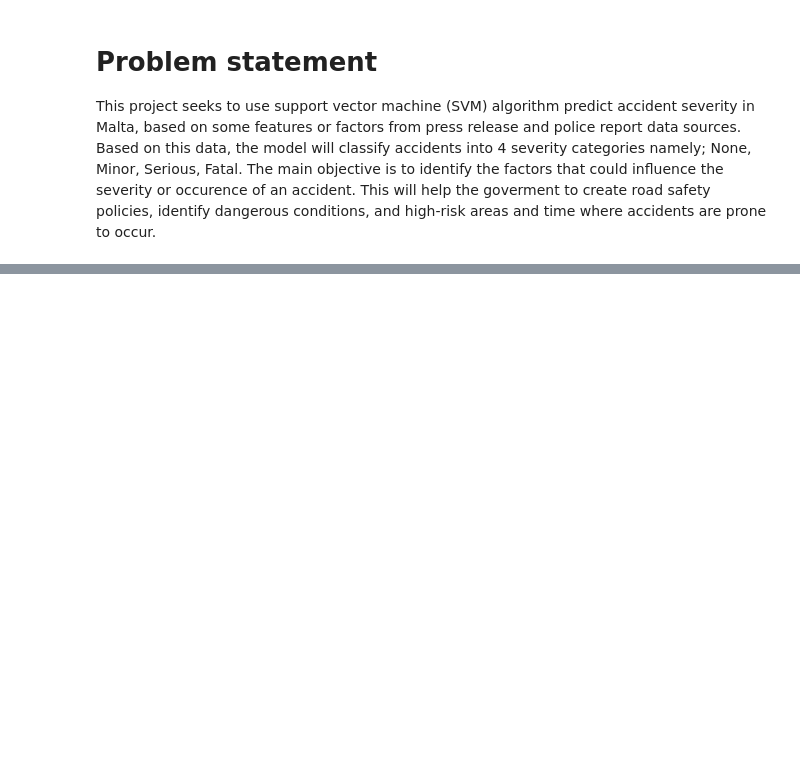
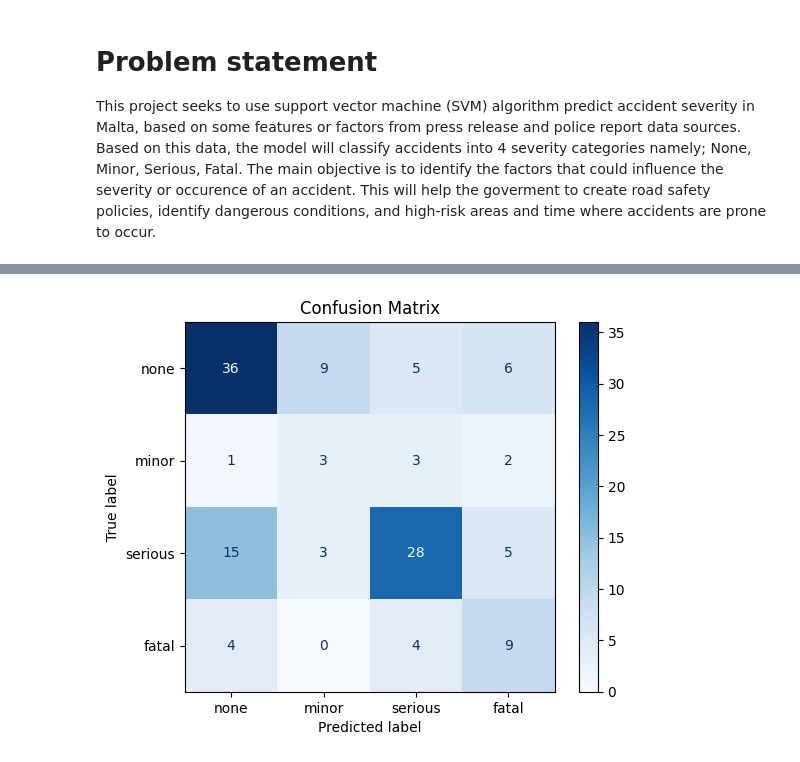
Before and after one commit to Alan-Grech295/ics5110-news-analysis, a Jupyter notebook: 3c_Support_Vector_Machine_Eyong-Ebob Cyril Enow.ipynb, the cells around one changed output, grey strips where cells are left out. Drawn from its saved outputs; the diff is of its cells as text; code cells hidden in the pictures; blank space fills up the shorter version.

Commit message:
Saving model results

```diff
--- a/3c_Support_Vector_Machine_Eyong-Ebob Cyril Enow.ipynb
+++ b/3c_Support_Vector_Machine_Eyong-Ebob Cyril Enow.ipynb
@@ -458,9 +5,0 @@ Feature Scaling
-# %%
-scaler = StandardScaler()
-X_train_scaled = scaler.fit_transform(X_train)
-X_test_scaled = scaler.transform(X_test)
-
-svm_model = SVC(kernel="rbf", C=1, gamma="scale", probability=True, random_state=42)
-svm_model.fit(X_train_scaled, y_train)
-
-y_pred = svm_model.predict(X_test_scaled)
@@ -514,6 +5,0 @@ pipe = Pipeline([
-# %%
-# 1. Train the model first
-svm_model.fit(X_train_scaled, y_train)
-
-# 2. Then make predictions
-y_pred = svm_model.predict(X_test_scaled)
@@ -709,0 +212,8 @@ Also, warning systems and traffic advisories should prioritize precipitation and
+# %%
+best_pipeline = get_best_classifier(pipeline, x_train, y_train)
+
+best_pipeline.fit(x_train, y_train)
+
+y_pred = best_pipeline.predict(x_test)
+print(classification_report(y_test, y_pred, target_names=["none", "minor", "serious", "fatal"]))
+results["question_1"]["classification_report"] = classification_report(y_test, y_pred, target_names=["none", "minor", "serious", "fatal"], output_dict=True)
@@ -709,0 +233,21 @@ Also, warning systems and traffic advisories should prioritize precipitation and
+# %%
+labels = ["none", "minor", "serious", "fatal"]
+ConfusionMatrixDisplay.from_estimator(
+    best_pipeline,
+    x_test,
+    y_test,
+    display_labels=labels,
+    cmap="Blues",
+)
+plt.title("Confusion Matrix")
+plt.show()
+
+cm = confusion_matrix(y_test, best_pipeline.predict(x_test))
+
+# Convert to dict
+results["question_1"]["confusion_matrix"] = {
+    "labels": labels,
+    "matrix": cm.tolist()
+}
+# %% [output]
+[figure, added]
```
Also changed, not shown: parts of 86 cells of this notebook, 2 other files.
